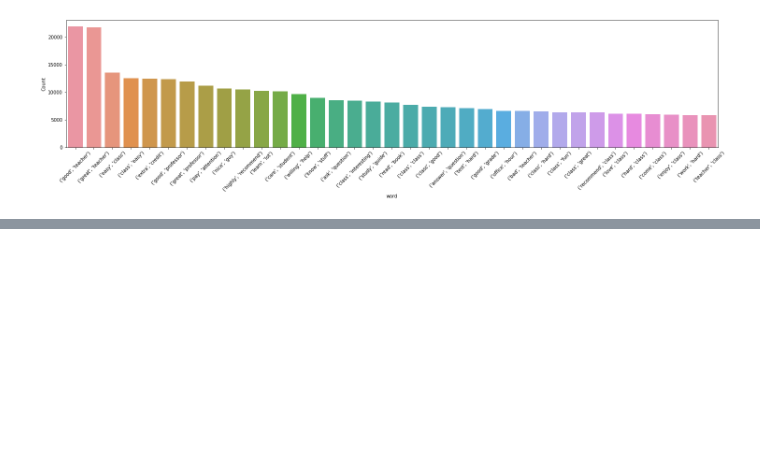
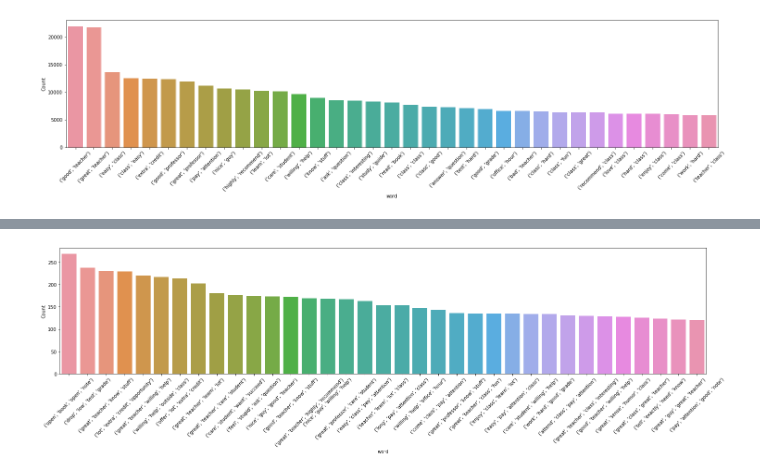
Before and after one commit to EthanCherian/RMP-Wizard, a Jupyter notebook: Ethan's EDA/eda-1.ipynb, the cells around one changed output, grey strips where cells are left out. Drawn from its saved outputs; the diff is of its cells as text; code cells hidden in the pictures; blank space fills up the shorter version.

```diff
--- a/Ethan's EDA/eda-1.ipynb
+++ b/Ethan's EDA/eda-1.ipynb
@@ -154,0 +182,4 @@ freq_bigrams(comments, terms=35)
+# %%
+freq_ngrams(comments, terms=35, n=4)
+# %% [output]
+[figure, added]
```
Also changed, not shown: parts of 8 cells of this notebook.
